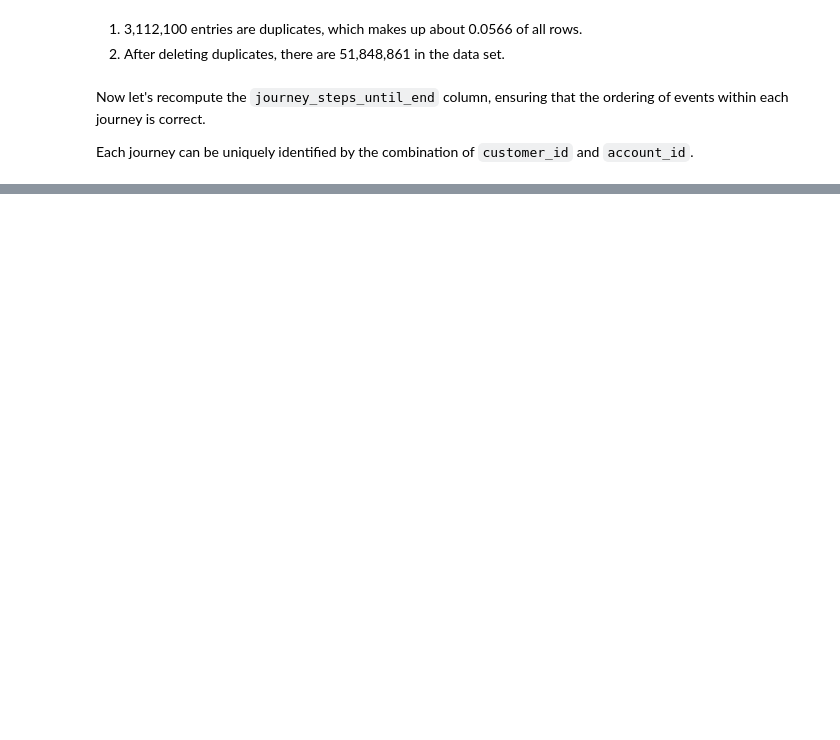
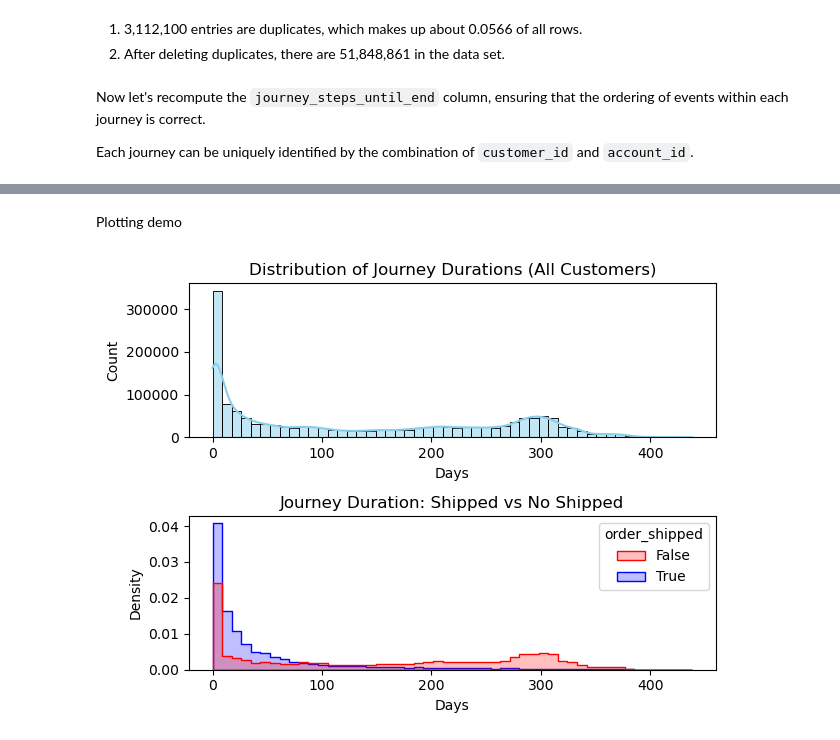
Before and after one commit to yubenjamin2022/UCLAStatsM148, a Jupyter notebook: assignment1.ipynb, the cells around one changed output, grey strips where cells are left out. Cells and saved outputs as stored; diff of their text form; code cells hidden in the pictures; blank space fills up the shorter version.

Commit message:
added flatten data and new data storage method

```diff
--- a/assignment1.ipynb
+++ b/assignment1.ipynb
@@ -114,0 +128,3 @@ df.to_csv("data/cleaned_dat_train1.csv", index=False)
+# %%
+df = pl.read_parquet("data/journeys_flattened.parquet")
+print(df.head())
@@ -114,0 +155,5 @@ df.to_csv("data/cleaned_dat_train1.csv", index=False)
+# %%
+df = df.with_columns(
+    order_shipped = pl.col("events").list.contains(28)
+)
+print(df.head())
@@ -114,0 +195,11 @@ df.to_csv("data/cleaned_dat_train1.csv", index=False)
+# %%
+df = df.with_columns(
+    journey_duration = pl.col("timestamps").list.last() - pl.col("timestamps").list.first()
+)
+
+print(df.head())
+
+# so we can plot the floats instead of duration type
+df_plot = df.with_columns(
+    duration_days = pl.col("journey_duration").dt.total_days()
+)
@@ -114,0 +224,2 @@ df.to_csv("data/cleaned_dat_train1.csv", index=False)
+# %% [markdown]
+Plotting demo
@@ -114,0 +229,28 @@ df.to_csv("data/cleaned_dat_train1.csv", index=False)
+# %%
+data_for_plot = df_plot.select(["duration_days", "order_shipped"]).to_pandas()
+
+plt.subplot(2, 1, 1)
+sns.histplot(data=data_for_plot, x="duration_days", bins=50, color="skyblue", kde=True)
+plt.title("Distribution of Journey Durations (All Customers)")
+plt.xlabel("Days")
+plt.ylabel("Count")
+
+plt.subplot(2, 1, 2)
+sns.histplot(
+    data=data_for_plot,
+    x="duration_days",
+    hue="order_shipped",
+    element="step",
+    stat="density",
+    common_norm=False,
+    palette={True: "blue", False: "red"},
+    bins=50
+)
+plt.title("Journey Duration: Shipped vs No Shipped")
+plt.xlabel("Days")
+plt.ylabel("Density")
+
+plt.tight_layout()
+plt.show()
+# %% [output]
+[figure, added]
```
Also changed, not shown: parts of 24 cells of this notebook, 1 other file.
